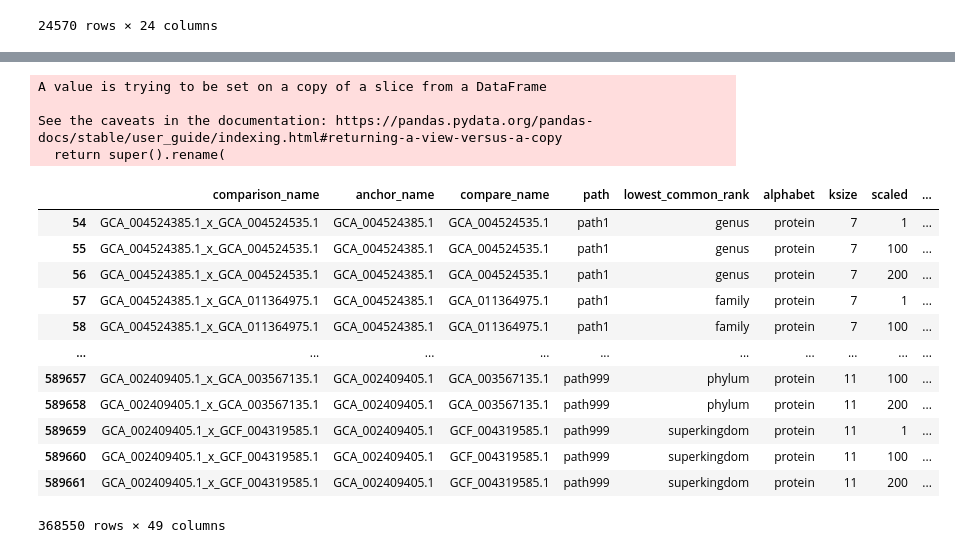
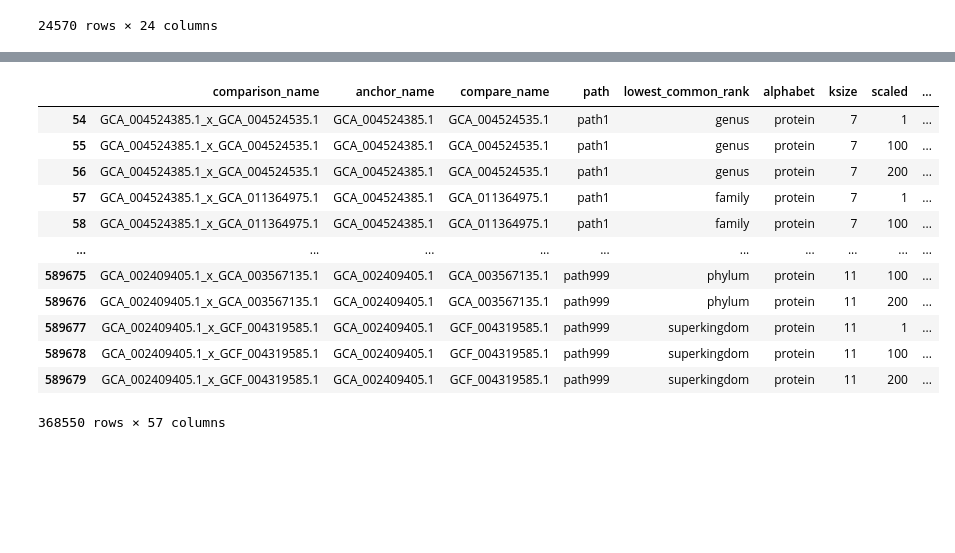
Before and after one commit to bluegenes/2022-protein-kmers-workflow, a Jupyter notebook: notebooks/02.merge-dataframes.ipynb, the cells around one changed output, grey strips where cells are left out. Cells and saved outputs as stored; diff of their text form; code cells hidden in the pictures; blank space fills up the shorter version.

```diff
--- a/notebooks/02.merge-dataframes.ipynb
+++ b/notebooks/02.merge-dataframes.ipynb
@@ -226,6 +271,10 @@ prot_vals_to_replace= {"jaccard_ani": "jaccard AAI",
                   "mcANI": "maxContain AAI",
                   "containA_ani": "containA AAI",
                   "containBani": "containB AAI",
+                  "containAani_low": "containAaai_low",
+                  "containAani_high": "containAaai_high",
+                  "containBani_high":"containBaai_high",
+                  "containBani_low":"containBaai_low",
                   "min_containment_ani": "minContain AAI",
                   "avg_containment_ani": "avgContain AAI",
                   "compareM_mean_aai": "compareM AAI",
@@ -268,25 +313,21 @@ See the caveats in the documentation: https://pandas.pydata.org/pandas-docs/stab
 # %%
-prot_only = all_merged[all_merged["alphabet"] == "protein"]
-prot_only.rename(columns=prot_vals_to_replace, inplace=True)
+prot_only = all_merged.loc[all_merged["alphabet"] == "protein"]
+prot_only = prot_only.rename(columns=prot_vals_to_replace)
 prot_only
 # %% [output]
+|  | comparison_name | anchor_name | compare_name | path | lowest_common_rank | alphabet | ksize | scaled | ... |
+| 54 | GCA_004524385.1_x_GCA_004524535.1 | GCA_004524385.1 | GCA_004524535.1 | path1 | genus | protein | 7 | 1 | ... |
+| 55 | GCA_004524385.1_x_GCA_004524535.1 | GCA_004524385.1 | GCA_004524535.1 | path1 | genus | protein | 7 | 100 | ... |
+| 56 | GCA_004524385.1_x_GCA_004524535.1 | GCA_004524385.1 | GCA_004524535.1 | path1 | genus | protein | 7 | 200 | ... |
+| 57 | GCA_004524385.1_x_GCA_011364975.1 | GCA_004524385.1 | GCA_011364975.1 | path1 | family | protein | 7 | 1 | ... |
+| 58 | GCA_004524385.1_x_GCA_011364975.1 | GCA_004524385.1 | GCA_011364975.1 | path1 | family | protein | 7 | 100 | ... |
+| ... | ... | ... | ... | ... | ... | ... | ... | ... | ... |
+| 589675 | GCA_002409405.1_x_GCA_003567135.1 | GCA_002409405.1 | GCA_003567135.1 | path999 | phylum | protein | 11 | 100 | ... |
+| 589676 | GCA_002409405.1_x_GCA_003567135.1 | GCA_002409405.1 | GCA_003567135.1 | path999 | phylum | protein | 11 | 200 | ... |
+| 589677 | GCA_002409405.1_x_GCF_004319585.1 | GCA_002409405.1 | GCF_004319585.1 | path999 | superkingdom | protein | 11 | 1 | ... |
+| 589678 | GCA_002409405.1_x_GCF_004319585.1 | GCA_002409405.1 | GCF_004319585.1 | path999 | superkingdom | protein | 11 | 100 | ... |
+| 589679 | GCA_002409405.1_x_GCF_004319585.1 | GCA_002409405.1 | GCF_004319585.1 | path999 | superkingdom | protein | 11 | 200 | ... |
-A value is trying to be set on a copy of a slice from a DataFrame
-
-See the caveats in the documentation: https://pandas.pydata.org/pandas-docs/stable/user_guide/indexing.html#returning-a-view-versus-a-copy
-  return super().rename(
+368550 rows × 57 columns
-|  | comparison_name | anchor_name | compare_name | path | lowest_common_rank | alphabet | ksize | scaled | ... |
-| 54 | GCA_004524385.1_x_GCA_004524535.1 | GCA_004524385.1 | GCA_004524535.1 | path1 | genus | protein | 7 | 1 | ... |
-| 55 | GCA_004524385.1_x_GCA_004524535.1 | GCA_004524385.1 | GCA_004524535.1 | path1 | genus | protein | 7 | 100 | ... |
-| 56 | GCA_004524385.1_x_GCA_004524535.1 | GCA_004524385.1 | GCA_004524535.1 | path1 | genus | protein | 7 | 200 | ... |
-| 57 | GCA_004524385.1_x_GCA_011364975.1 | GCA_004524385.1 | GCA_011364975.1 | path1 | family | protein | 7 | 1 | ... |
-| 58 | GCA_004524385.1_x_GCA_011364975.1 | GCA_004524385.1 | GCA_011364975.1 | path1 | family | protein | 7 | 100 | ... |
-| ... | ... | ... | ... | ... | ... | ... | ... | ... | ... |
-| 589657 | GCA_002409405.1_x_GCA_003567135.1 | GCA_002409405.1 | GCA_003567135.1 | path999 | phylum | protein | 11 | 100 | ... |
-| 589658 | GCA_002409405.1_x_GCA_003567135.1 | GCA_002409405.1 | GCA_003567135.1 | path999 | phylum | protein | 11 | 200 | ... |
-| 589659 | GCA_002409405.1_x_GCF_004319585.1 | GCA_002409405.1 | GCF_004319585.1 | path999 | superkingdom | protein | 11 | 1 | ... |
-| 589660 | GCA_002409405.1_x_GCF_004319585.1 | GCA_002409405.1 | GCF_004319585.1 | path999 | superkingdom | protein | 11 | 100 | ... |
-| 589661 | GCA_002409405.1_x_GCF_004319585.1 | GCA_002409405.1 | GCF_004319585.1 | path999 | superkingdom | protein | 11 | 200 | ... |
-368550 rows × 49 columns
 # %%
 dna_only.columns
 # %% [output]
```
Also changed, not shown: parts of 12 cells of this notebook, 1 other file.
